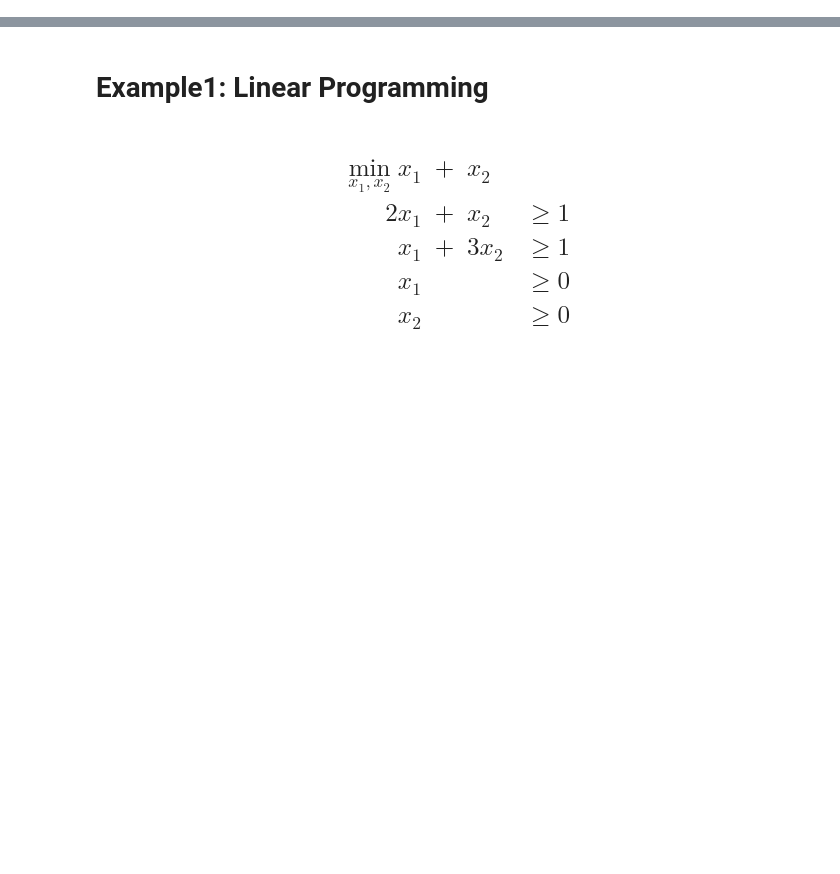
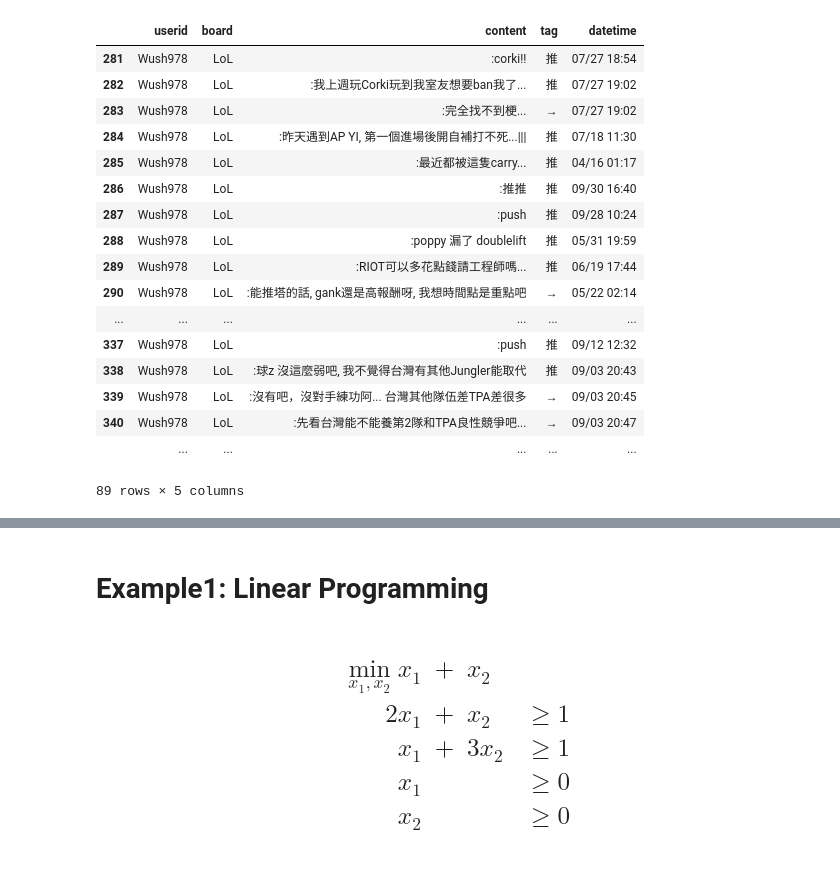
Before and after one commit to c3h3/NCCU-PyData-Courses-2013Spring, a Jupyter notebook: Lecture4/visualization/TryVisExamples.ipynb, the cells around one changed output, grey strips where cells are left out. Drawn from its saved outputs; the diff is of its cells as text; code cells hidden in the pictures; blank space fills up the shorter version.

```diff
--- a/Lecture4/visualization/TryVisExamples.ipynb
+++ b/Lecture4/visualization/TryVisExamples.ipynb
@@ -1,2 +1,18 @@
 # %%
 %matplotlib inline
+# %%
+from pymongo import MongoClient
+mongo_client = MongoClient()
+ptt_crawler_db = mongo_client.ptt_crawler_db
+ptt_article = ptt_crawler_db.ptt_article
+ptt_article_push = ptt_crawler_db.ptt_article_push
+# %%
+someone_id = "Wush978"
+someone_push = list(ptt_article_push.find({"userid":someone_id}))
+# %%
+import pandas as pd
+someone_push_df = pd.DataFrame(someone_push)
+someone_push_df["board"] = someone_push_df["url"].map(lambda xx:xx.split("http://www.ptt.cc/bbs/")[1].split("/")[0])
+# %%
+someone_push_df = someone_push_df[["userid","board","content","tag","datetime"]]
+someone_push_df.groupby("board").size()
@@ -2,0 +28,21 @@
+# %%
+someone_push_df[someone_push_df["board"] == "LoL"].head(100)
+# %% [output]
+|  | userid | board | content | tag | datetime |
+| 281 | Wush978 | LoL | :corki!! | 推 | 07/27 18:54 |
+| 282 | Wush978 | LoL | :我上週玩Corki玩到我室友想要ban我了... | 推 | 07/27 19:02 |
+| 283 | Wush978 | LoL | :完全找不到梗... | → | 07/27 19:02 |
+| 284 | Wush978 | LoL | :昨天遇到AP YI, 第一個進場後開自補打不死...||| | 推 | 07/18 11:30 |
+| 285 | Wush978 | LoL | :最近都被這隻carry... | 推 | 04/16 01:17 |
+| 286 | Wush978 | LoL | :推推 | 推 | 09/30 16:40 |
+| 287 | Wush978 | LoL | :push | 推 | 09/28 10:24 |
+| 288 | Wush978 | LoL | :poppy 漏了 doublelift | 推 | 05/31 19:59 |
+| 289 | Wush978 | LoL | :RIOT可以多花點錢請工程師嗎... | 推 | 06/19 17:44 |
+| 290 | Wush978 | LoL | :能推塔的話, gank還是高報酬呀, 我想時間點是重點吧 | → | 05/22 02:14 |
+| ... | ... | ... | ... | ... | ... |
+| 337 | Wush978 | LoL | :push | 推 | 09/12 12:32 |
+| 338 | Wush978 | LoL | :球z 沒這麼弱吧, 我不覺得台灣有其他Jungler能取代 | 推 | 09/03 20:43 |
+| 339 | Wush978 | LoL | :沒有吧，沒對手練功阿... 台灣其他隊伍差TPA差很多 | → | 09/03 20:45 |
+| 340 | Wush978 | LoL | :先看台灣能不能養第2隊和TPA良性競爭吧... | → | 09/03 20:47 |
+|  | ... | ... | ... | ... | ... |
+89 rows × 5 columns
```
Also changed, not shown: parts of 17 cells of this notebook, 5 other files.
